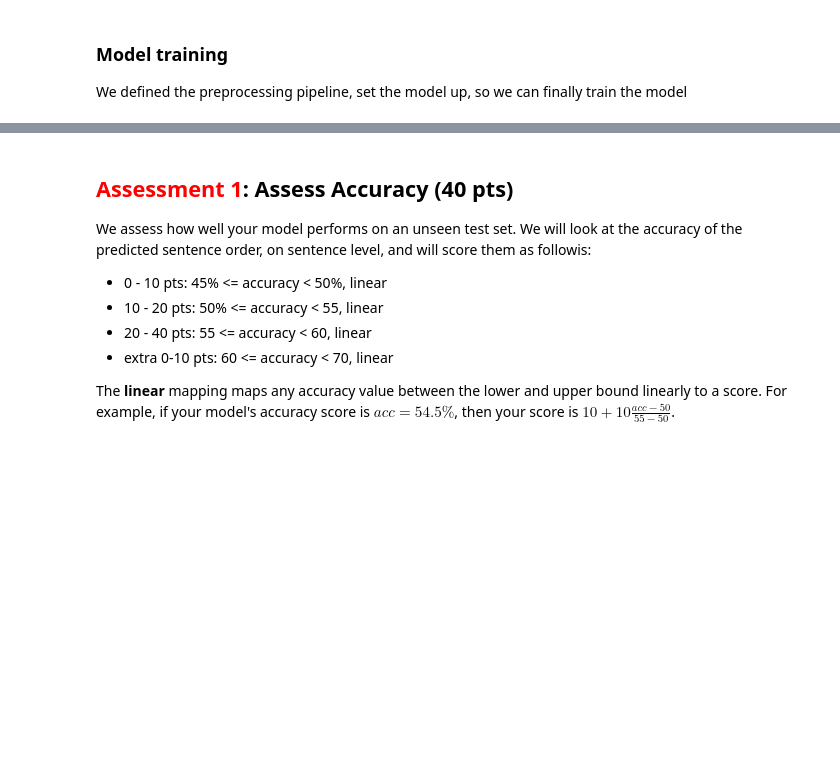
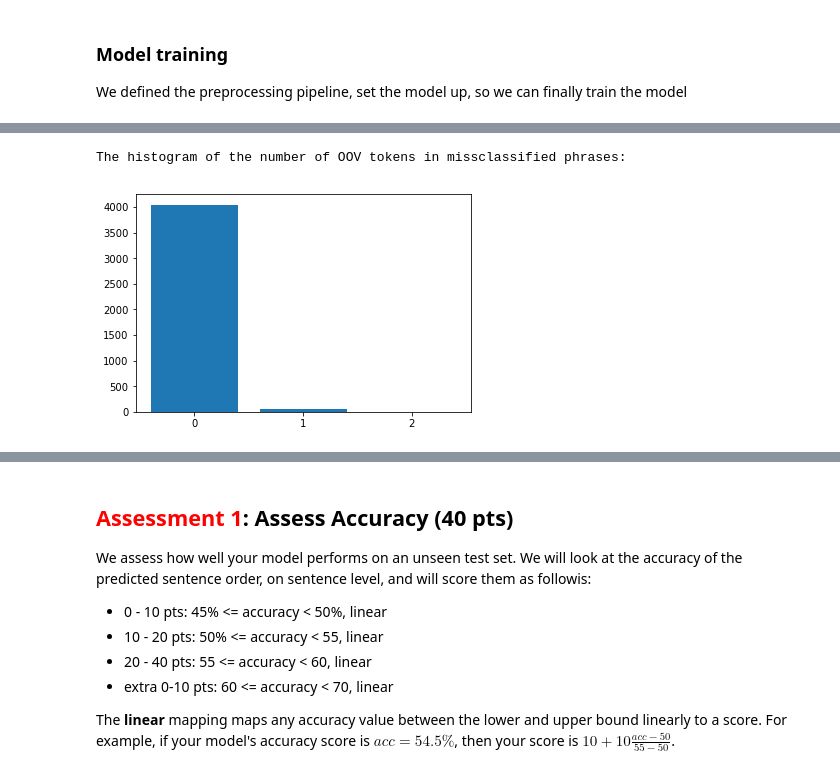
Before and after one commit to bfabiandev/SNLP2017UCL, a Jupyter notebook: stub.ipynb, the cells around one changed output, grey strips where cells are left out. Drawn from its saved outputs; the diff is of its cells as text; code cells hidden in the pictures; blank space fills up the shorter version.

```diff
--- a/stub.ipynb
+++ b/stub.ipynb
@@ -1127,0 +1340,6 @@ with tf.Session() as sess:
+# %%
+print("The histogram of the number of OOV tokens in missclassified phrases:")
+plot_histogram(stats,'OOV_hist')
+# %% [output]
+The histogram of the number of OOV tokens in missclassified phrases:
+[figure, added]
```
Also changed, not shown: parts of 24 cells of this notebook.
